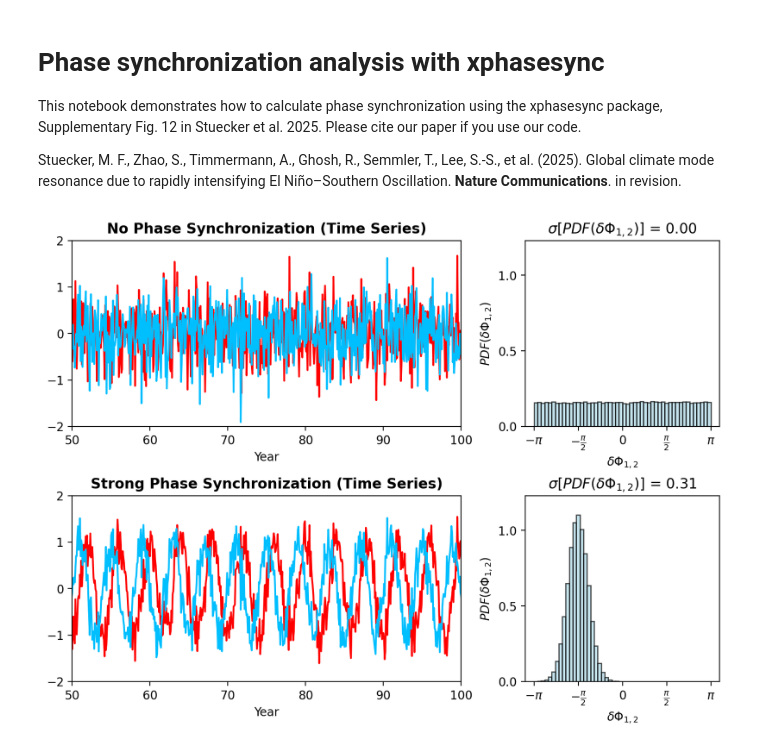
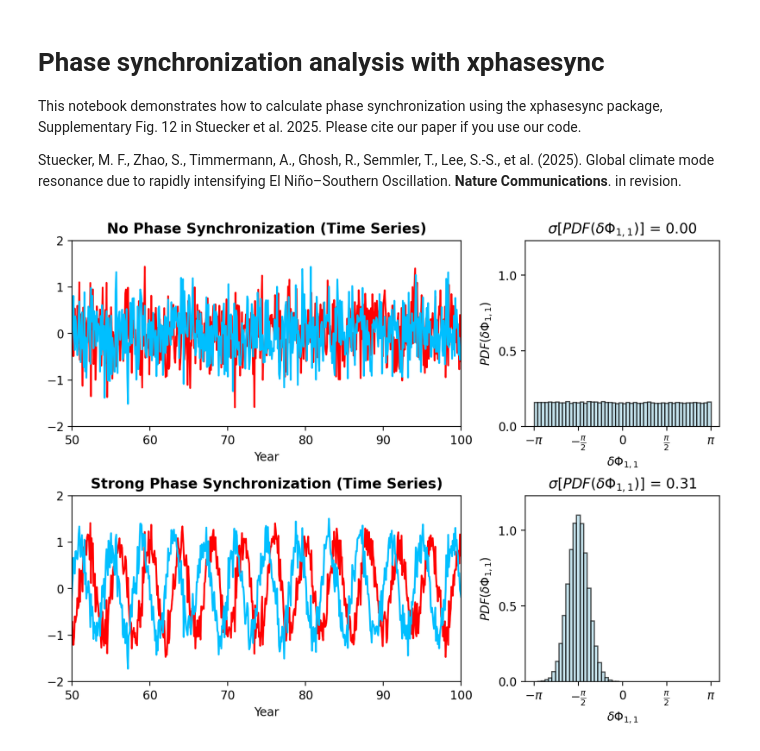
Before and after one commit to senclimate/xphasesync, a Jupyter notebook: examples/phase_sync_illustration.ipynb, the cells around one changed output. Saved outputs shown, nothing was run; the diff lists cells and outputs as text; code cells hidden in the pictures.

```diff
--- a/examples/phase_sync_illustration.ipynb
+++ b/examples/phase_sync_illustration.ipynb
@@ -37,7 +37,8 @@ def whitenoise(amp_w=1., N=1200, ncopy=1, seed=None):
     '''
     if seed is not None:
         np.random.seed(seed)
-    w_ds = np.random.normal(0, amp_w, size=(N, ncopy))
+    w_ds = np.random.normal(0, amp_w, size=(ncopy, N))
+
     out_noise = xr.DataArray(w_ds, dims={'time', 'member'},
                              coords={'time': np.arange(0, N, step=1, dtype=float),
                                      'member': np.arange(0, ncopy, step=1, dtype=int)})
@@ -61,39 +62,39 @@ ax.set_title("No Phase Synchronization (Time Series)", fontweight='bold')
 ax = axes.flat[1]
 ax.bar(sync_w.bins, sync_w, width=sync_w.bins[1]-sync_w.bins[0],
        color='lightblue', edgecolor='black', alpha=0.7)
-ax.set_title(f"$\\sigma[PDF(\\delta \\Phi_{{1,2}})]$ = {sync_w.std('bins').values:.2f}")
+ax.set_title(f"$\\sigma[PDF(\\delta \\Phi_{{1,1}})]$ = {sync_w.std('bins').values:.2f}")
 
 ##
 Period = 48
 DeltaPhi = -12
 x1 = np.cos(2*np.pi/Period * wnoise.time) + wnoise.isel(member=0).values * 0.5
 x2 = np.cos(2*np.pi/Period * (wnoise.time - DeltaPhi) ) + wnoise.isel(member=1).values * 0.5
 
 sync_x = xphasesync(x1, x2, dim='time', bins=50)['Hist']
 
 ax = axes.flat[2]
 ax.plot(x1.time/12, x1, c='red', label='Y1')
 ax.plot(x2.time/12, x2, c='deepskyblue', label='Y2')
 # ax.set_title("Strong phase sync: time series", fontweight='bold')
 ax.set_title("Strong Phase Synchronization (Time Series)", fontweight='bold')
 
 ax = axes.flat[3]
 ax.bar(sync_x.bins, sync_x, width=sync_x.bins[1]-sync_x.bins[0],
        color='lightblue', edgecolor='black', alpha=0.7)
-ax.set_title(f"$\\sigma[PDF(\\delta \\Phi_{{1,2}})]$ = {sync_x.std('bins').values:.2f}")
+ax.set_title(f"$\\sigma[PDF(\\delta \\Phi_{{1,1}})]$ = {sync_x.std('bins').values:.2f}")
 
 for ax in axes[:, 0].flat:
     ax.set_xlabel(f"Year")
     ax.set_ylabel('')
     ax.set_ylim([-2, 2])
     ax.set_xlim([50, 100])
 
 for ax in axes[:, 1].flat:
-    ax.set_xlabel(f"$\\delta \\Phi_{{1,2}}$")
+    ax.set_xlabel(f"$\\delta \\Phi_{{1,1}}$")
     ax.set_xticks([-np.pi, -np.pi / 2, 0, np.pi / 2, np.pi])
     ax.set_xticklabels(["$-\\pi$", "$-\\frac{\\pi}{2}$", "0", "$\\frac{\\pi}{2}$", "$\\pi$"])
-    ax.set_ylabel('$PDF(\\delta \\Phi_{{1,2}})$')
+    ax.set_ylabel('$PDF(\\delta \\Phi_{{1,1}})$')
     ax.set_yticks(np.arange(0, 1.6, step=0.5))
     ax.set_ylim([0, 1.23])
 # %% [output]
-[figure, old version]
+[figure, new version]
```
Also changed, not shown: 1 other file.
